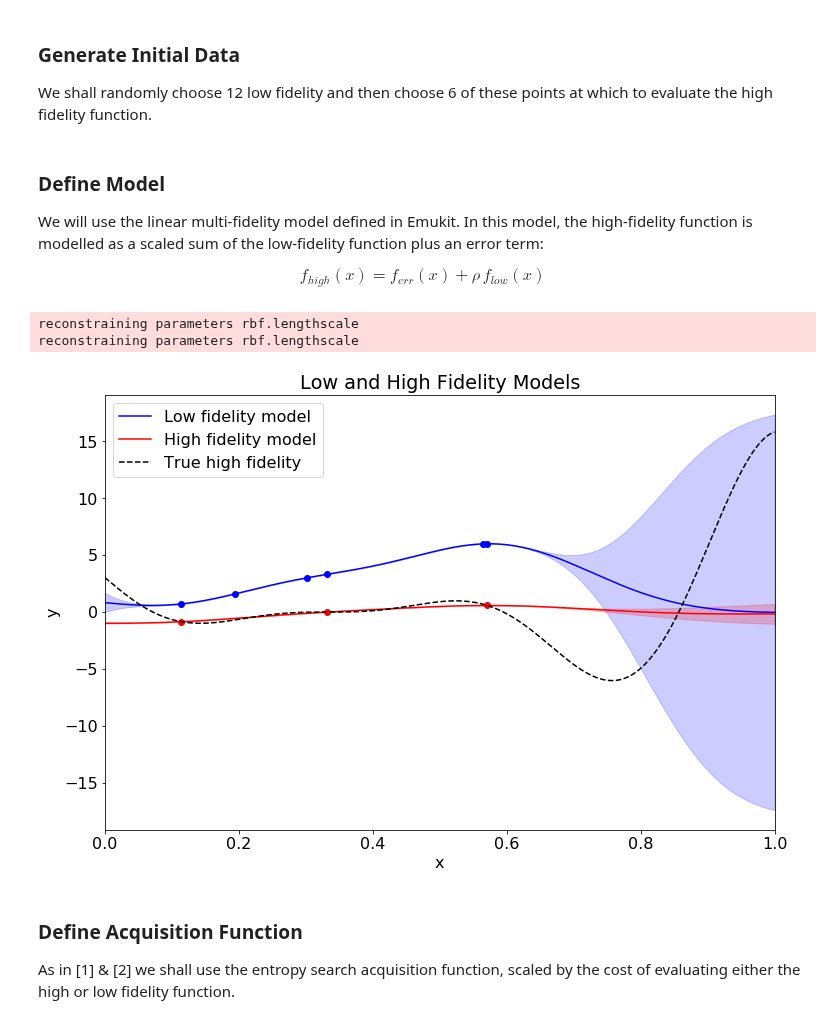
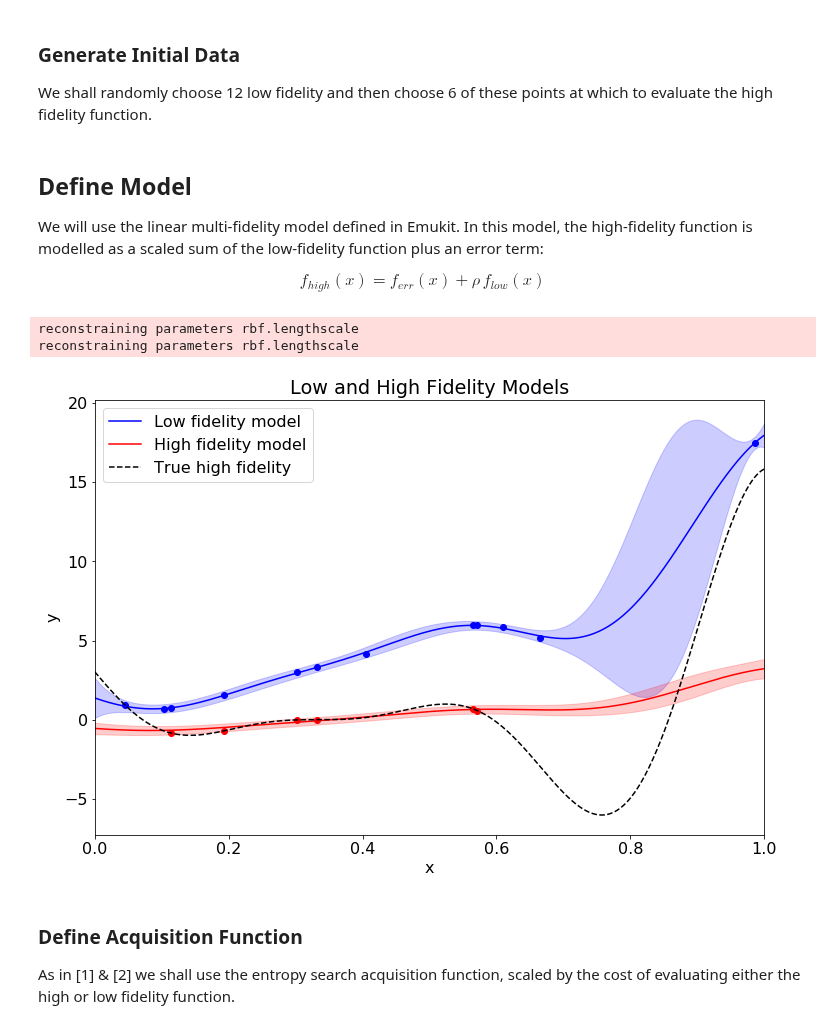
Before and after one commit to EmuKit/emukit, a Jupyter notebook: notebooks/Emukit-tutorial-multi-fidelity-bayesian-optimization.ipynb, the cells around one changed output. Cells and saved outputs as stored; diff of their text form; code cells hidden in the pictures.

```diff
--- a/notebooks/Emukit-tutorial-multi-fidelity-bayesian-optimization.ipynb
+++ b/notebooks/Emukit-tutorial-multi-fidelity-bayesian-optimization.ipynb
@@ -75,13 +76,13 @@ parameter_space = ParameterSpace([ContinuousParameter('x', 0, 1), InformationSou
 
 We shall randomly choose 12 low fidelity and then choose 6 of these points at which to evaluate the high fidelity function.
 # %%
-x_low = np.random.rand(6)[:, None]
-x_high = x_low[:3, :]
+x_low = np.random.rand(12)[:, None]
+x_high = x_low[:6, :]
 
 y_low = forrester_fcn_low(x_low)
 y_high = forrester_fcn_high(x_high)
 # %% [markdown]
-### Define Model
+## Define Model
 
 We will use the linear multi-fidelity model defined in Emukit. In this model, the high-fidelity function is modelled as a scaled sum of the low-fidelity function plus an error term:
 
@@ -116,28 +119,32 @@ reconstraining parameters rbf.lengthscale
 # %%
 x_plot_low = np.concatenate([np.atleast_2d(x_plot), np.zeros((x_plot.shape[0], 1))], axis=1)
 x_plot_high = np.concatenate([np.atleast_2d(x_plot), np.ones((x_plot.shape[0], 1))], axis=1)
 
-mean_low, var_low = model.predict(x_plot_low)
-mean_high, var_high = model.predict(x_plot_high)
+def plot_model(x_low, y_low, x_high, y_high):
+    mean_low, var_low = model.predict(x_plot_low)
+    mean_high, var_high = model.predict(x_plot_high)
 
-plt.figure(figsize=FIG_SIZE)
-def plot_with_error_bars(x, mean, var, color):
-    plt.plot(x, mean, color=color)
-    plt.fill_between(x.flatten(), mean.flatten() - 1.96*var.flatten(), mean.flatten() + 1.96*var.flatten(),
-                    alpha=0.2, color=color)
+    plt.figure(figsize=FIG_SIZE)
+    def plot_with_error_bars(x, mean, var, color):
+        plt.plot(x, mean, color=color)
+        plt.fill_between(x.flatten(), mean.flatten() - 1.96*var.flatten(), mean.flatten() + 1.96*var.flatten(),
+                        alpha=0.2, color=color)
 
-plot_with_error_bars(x_plot_high[:, 0], mean_low, var_low, 'b')
-plot_with_error_bars(x_plot_high[:, 0], mean_high, var_high, 'r')
-plt.plot(x_plot, forrester_fcn_high(x_plot), 'k--')
-plt.scatter(x_low, y_low, color='b')
-plt.scatter(x_high, y_high, color='r')
-plt.legend(['Low fidelity model', 'High fidelity model', 'True high fidelity'])
-plt.title('Low and High Fidelity Models')
-plt.xlim(0, 1)
-plt.xlabel('x')
-plt.ylabel('y');
+    plot_with_error_bars(x_plot_high[:, 0], mean_low, var_low, 'b')
+    plot_with_error_bars(x_plot_high[:, 0], mean_high, var_high, 'r')
+    plt.plot(x_plot, forrester_fcn_high(x_plot), 'k--')
+    plt.scatter(x_low, y_low, color='b')
+    plt.scatter(x_high, y_high, color='r')
+    plt.legend(['Low fidelity model', 'High fidelity model', 'True high fidelity'])
+    plt.title('Low and High Fidelity Models')
+    plt.xlim(0, 1)
+    plt.xlabel('x')
+    plt.ylabel('y');
+    plt.show()
+
+plot_model(x_low, y_low, x_high, y_high)
 # %% [output]
-[figure, old version]
+[figure, new version]
 # %% [markdown]
 ### Define Acquisition Function
 
```
Also changed, not shown: parts of 9 cells of this notebook.
